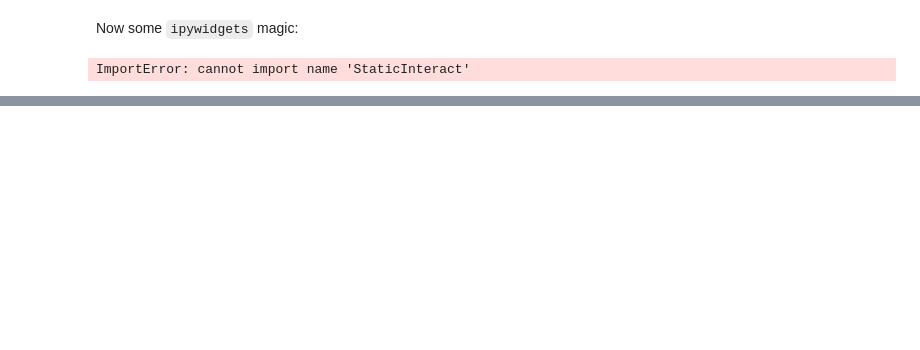
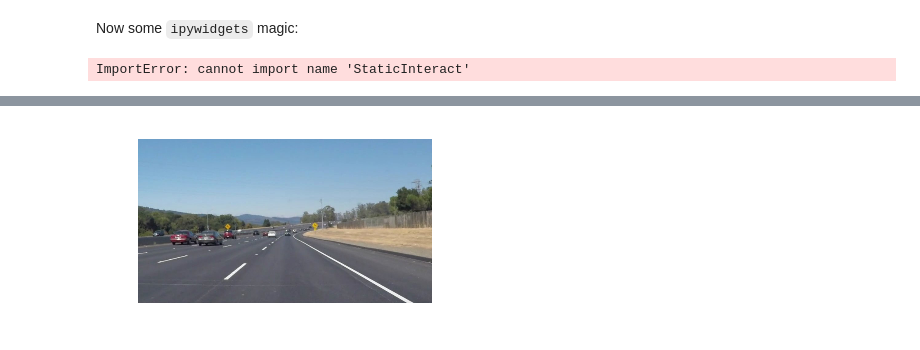
Before and after one commit to gazzola/CarND, a Jupyter notebook: slider/embeddable_CV_sliders.ipynb, the cells around one changed output, grey strips where cells are left out. Drawn from its saved outputs; the diff is of its cells as text; code cells hidden in the pictures; blank space fills up the shorter version.

```diff
--- a/slider/embeddable_CV_sliders.ipynb
+++ b/slider/embeddable_CV_sliders.ipynb
@@ -64,0 +77,16 @@ interact(plot_KDE_estimate,
+# %%
+from matplotlib import image as mpimg
+
+original = mpimg.imread("sample.jpg")
+
+def set_img_size(scale):
+    global original
+    fig = plt.figure(figsize = (scale * 5.4, scale * 9.6))
+    ax = fig.add_subplot(111)
+    ax.imshow(original)
+    ax.axis("off")
+
+interact(set_img_size,
+         scale = (0.1,2.,0.1))
+# %% [output]
+[figure, added]
```
Also changed, not shown: parts of 12 cells of this notebook, 2 other files.
